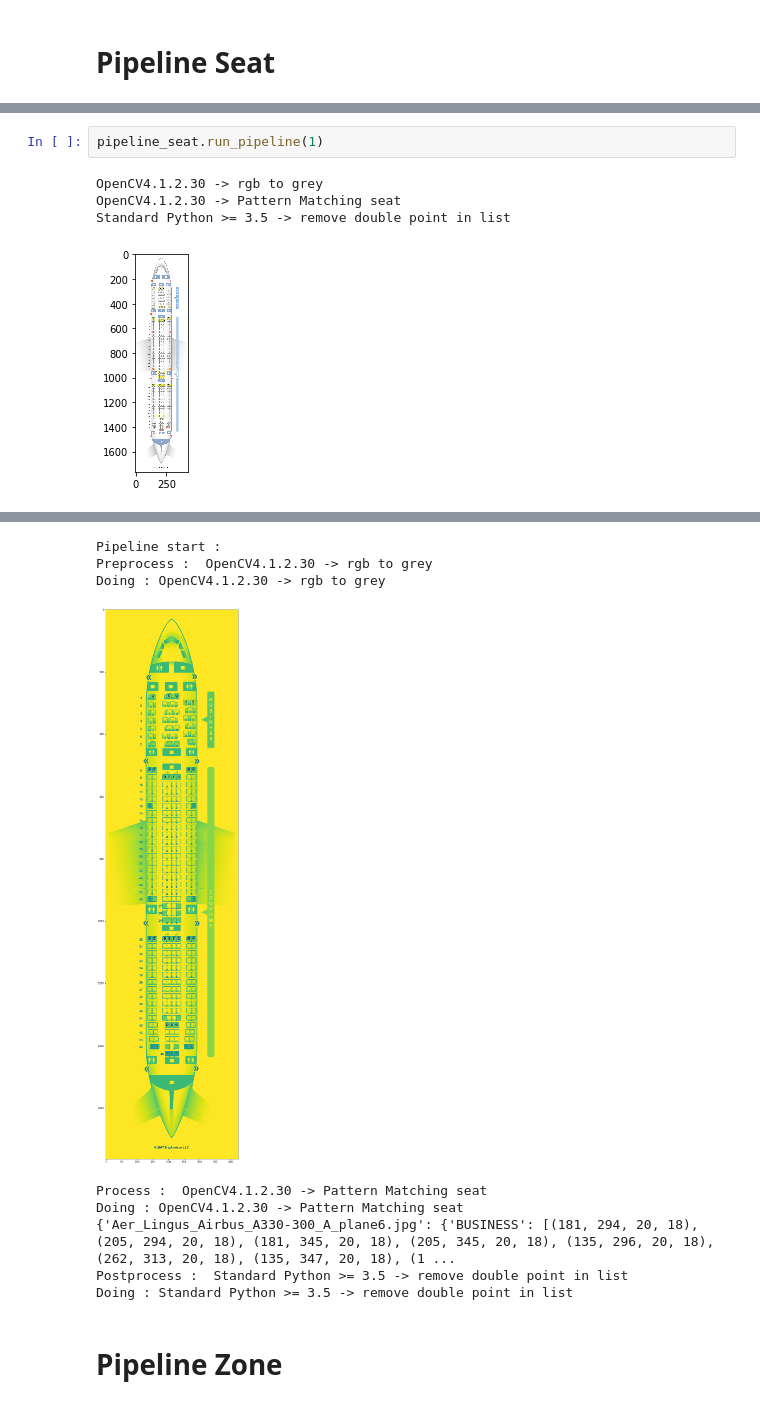
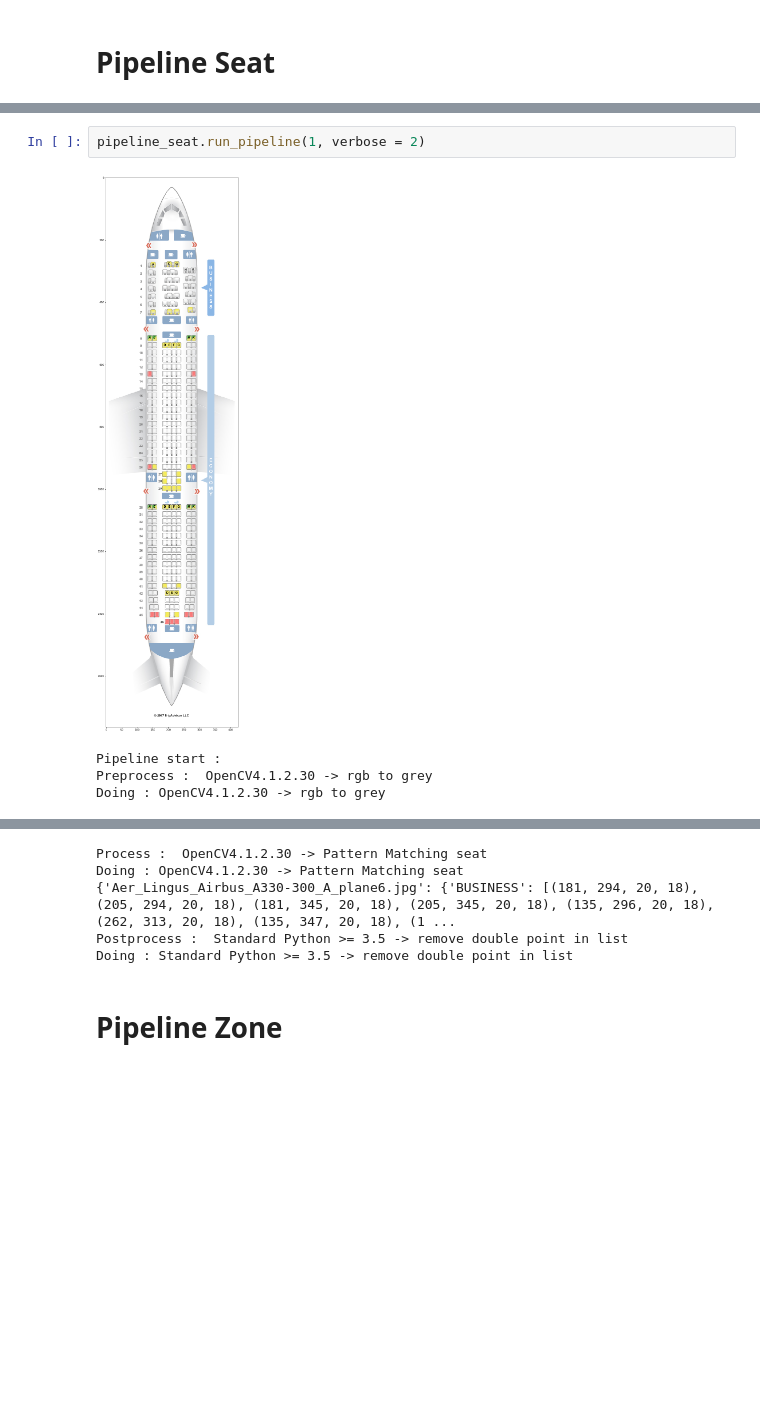
Before and after one commit to vincentnam/ProjetInterpromo2020G8, a Jupyter notebook: Notebook_Rendu2.ipynb, the cells around one changed output, grey strips where cells are left out. Cells and saved outputs as stored; diff of their text form; blank space fills up the shorter version.

```diff
--- a/Notebook_Rendu2.ipynb
+++ b/Notebook_Rendu2.ipynb
@@ -19,7 +21,7 @@ TypeError: __init__() got an unexpected keyword argument 'verbose'
 # %%
-pipeline_seat.run_pipeline(1)
+pipeline_seat.run_pipeline(1, verbose = 2)
 # %% [output]
+[figure, new version]
-OpenCV4.1.2.30 -> rgb to grey
-OpenCV4.1.2.30 -> Pattern Matching seat
-Standard Python >= 3.5 -> remove double point in list
+Pipeline start :
+Preprocess :  OpenCV4.1.2.30 -> rgb to grey
+Doing : OpenCV4.1.2.30 -> rgb to grey
-[figure, old version]
@@ -26,12 +29,8 @@ Standard Python >= 3.5 -> remove double point in list
-Pipeline start :
-Preprocess :  OpenCV4.1.2.30 -> rgb to grey
-Doing : OpenCV4.1.2.30 -> rgb to grey
+Process :  OpenCV4.1.2.30 -> Pattern Matching seat
+Doing : OpenCV4.1.2.30 -> Pattern Matching seat
+{'Aer_Lingus_Airbus_A330-300_A_plane6.jpg': {'BUSINESS': [(181, 294, 20, 18), (205, 294, 20, 18), (181, 345, 20, 18), (205, 345, 20, 18), (135, 296, 20, 18), (262, 313, 20, 18), (135, 347, 20, 18), (1 ...
+Postprocess :  Standard Python >= 3.5 -> remove double point in list
+Doing : Standard Python >= 3.5 -> remove double point in list
-[figure]
-Process :  OpenCV4.1.2.30 -> Pattern Matching seat
-Doing : OpenCV4.1.2.30 -> Pattern Matching seat
-{'Aer_Lingus_Airbus_A330-300_A_plane6.jpg': {'BUSINESS': [(181, 294, 20, 18), (205, 294, 20, 18), (181, 345, 20, 18), (205, 345, 20, 18), (135, 296, 20, 18), (262, 313, 20, 18), (135, 347, 20, 18), (1 ...
-Postprocess :  Standard Python >= 3.5 -> remove double point in list
-Doing : Standard Python >= 3.5 -> remove double point in list
 # %% [markdown]
 # Pipeline Zone
 # %%
```
Also changed, not shown: parts of 5 cells of this notebook, 1 other file.
